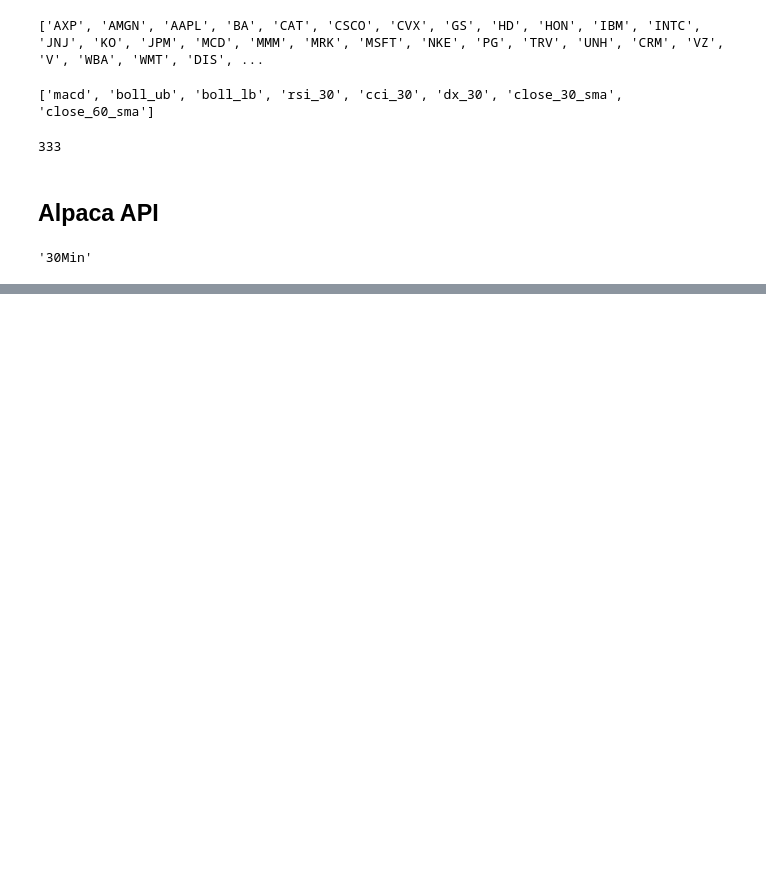
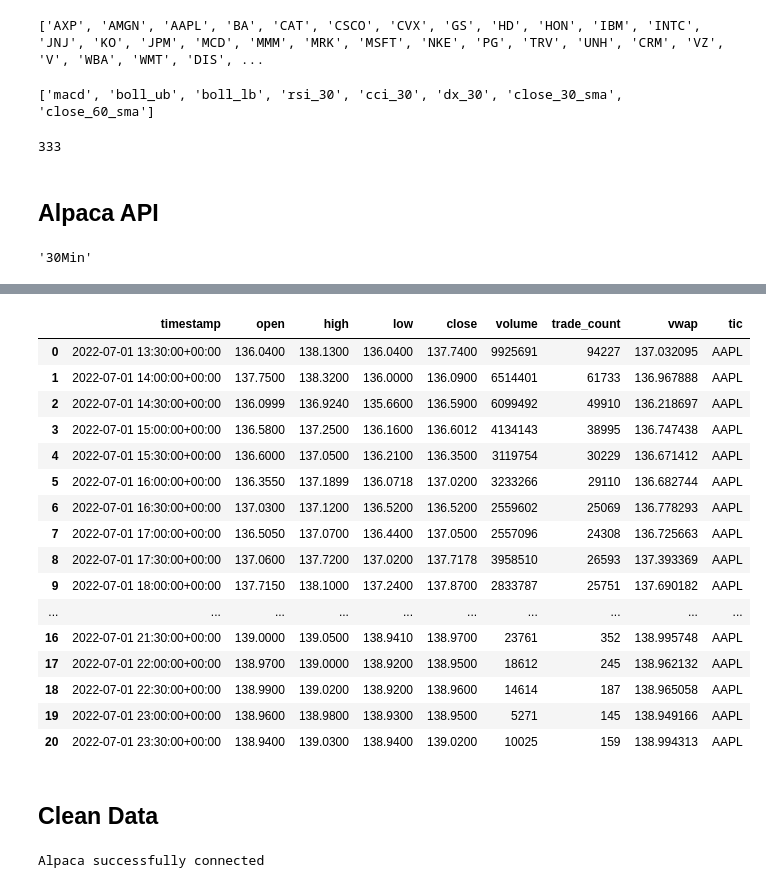
Before and after one commit to iandd0824/FinRL, a Jupyter notebook: epocha/Dataloader.ipynb, the cells around one changed output, grey strips where cells are left out. Cells and saved outputs as stored; diff of their text form; code cells hidden in the pictures; blank space fills up the shorter version.

```diff
--- a/epocha/Dataloader.ipynb
+++ b/epocha/Dataloader.ipynb
@@ -55,5 +64,16 @@ TimeFrame(30, TimeFrameUnit.Minute)
 # %% [output]
 '30Min'
 # %%
-api.get_bars("AAPL", TimeFrame(30, TimeFrameUnit.Minute), "2021-06-08", "2021-06-08", adjustment='raw').df
+# api.get_bars("AAPL", TimeFrame(30, TimeFrameUnit.Minute), "2021-06-08", "2021-06-08", adjustment='raw').df
+tic="AAPL"
+time_interval=TimeFrame(30, TimeFrameUnit.Minute)
+NY = "America/New_York"
+start_date = pd.Timestamp("2022-07-01", tz=NY)
+end_date = pd.Timestamp("2022-07-02", tz=NY)
+start_time=(start_date + pd.Timedelta("09:30:00")).isoformat()
+end_time=(end_date + pd.Timedelta("15:59:00")).isoformat()
+
+print((start_date + pd.Timedelta("09:30:00")).isoformat())
+
+barset = api.get_bars(tic, time_interval, start=start_time, end=end_time, adjustment='raw').df
 # %% [output]
@@ -86,3 +84,3 @@ end_time=(start_date + pd.Timedelta("15:59:00")).isoformat()
 # %%
-start_time
+barset
 # %% [output]
@@ -89,0 +87,27 @@ start_time
+|  | timestamp | open | high | low | close | volume | trade_count | vwap | tic |
+| 0 | 2022-07-01 13:30:00+00:00 | 136.0400 | 138.1300 | 136.0400 | 137.7400 | 9925691 | 94227 | 137.032095 | AAPL |
+| 1 | 2022-07-01 14:00:00+00:00 | 137.7500 | 138.3200 | 136.0000 | 136.0900 | 6514401 | 61733 | 136.967888 | AAPL |
+| 2 | 2022-07-01 14:30:00+00:00 | 136.0999 | 136.9240 | 135.6600 | 136.5900 | 6099492 | 49910 | 136.218697 | AAPL |
+| 3 | 2022-07-01 15:00:00+00:00 | 136.5800 | 137.2500 | 136.1600 | 136.6012 | 4134143 | 38995 | 136.747438 | AAPL |
+| 4 | 2022-07-01 15:30:00+00:00 | 136.6000 | 137.0500 | 136.2100 | 136.3500 | 3119754 | 30229 | 136.671412 | AAPL |
+| 5 | 2022-07-01 16:00:00+00:00 | 136.3550 | 137.1899 | 136.0718 | 137.0200 | 3233266 | 29110 | 136.682744 | AAPL |
+| 6 | 2022-07-01 16:30:00+00:00 | 137.0300 | 137.1200 | 136.5200 | 136.5200 | 2559602 | 25069 | 136.778293 | AAPL |
+| 7 | 2022-07-01 17:00:00+00:00 | 136.5050 | 137.0700 | 136.4400 | 137.0500 | 2557096 | 24308 | 136.725663 | AAPL |
+| 8 | 2022-07-01 17:30:00+00:00 | 137.0600 | 137.7200 | 137.0200 | 137.7178 | 3958510 | 26593 | 137.393369 | AAPL |
+| 9 | 2022-07-01 18:00:00+00:00 | 137.7150 | 138.1000 | 137.2400 | 137.8700 | 2833787 | 25751 | 137.690182 | AAPL |
+| ... | ... | ... | ... | ... | ... | ... | ... | ... | ... |
+| 16 | 2022-07-01 21:30:00+00:00 | 139.0000 | 139.0500 | 138.9410 | 138.9700 | 23761 | 352 | 138.995748 | AAPL |
+| 17 | 2022-07-01 22:00:00+00:00 | 138.9700 | 139.0000 | 138.9200 | 138.9500 | 18612 | 245 | 138.962132 | AAPL |
+| 18 | 2022-07-01 22:30:00+00:00 | 138.9900 | 139.0200 | 138.9200 | 138.9600 | 14614 | 187 | 138.965058 | AAPL |
+| 19 | 2022-07-01 23:00:00+00:00 | 138.9600 | 138.9800 | 138.9300 | 138.9500 | 5271 | 145 | 138.949166 | AAPL |
+| 20 | 2022-07-01 23:30:00+00:00 | 138.9400 | 139.0300 | 138.9400 | 139.0200 | 10025 | 159 | 138.994313 | AAPL |
+# %% [markdown]
+## Clean Data
+# %%
+DP = DataProcessor(data_source = 'alpaca',
+                  API_KEY = API_KEY,
+                  API_SECRET = API_SECRET,
+                  API_BASE_URL = API_BASE_URL
+                  )
+# %% [output]
+Alpaca successfully connected
```
Also changed, not shown: parts of 15 cells of this notebook, 9 other files.
